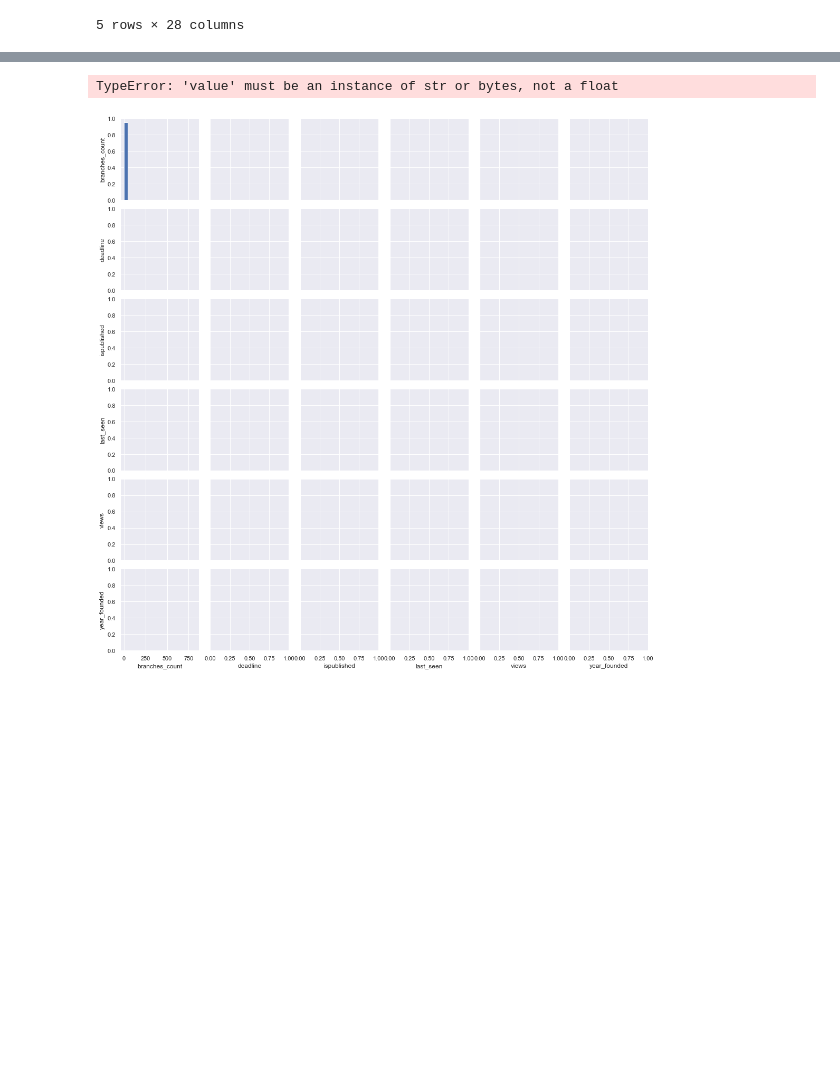
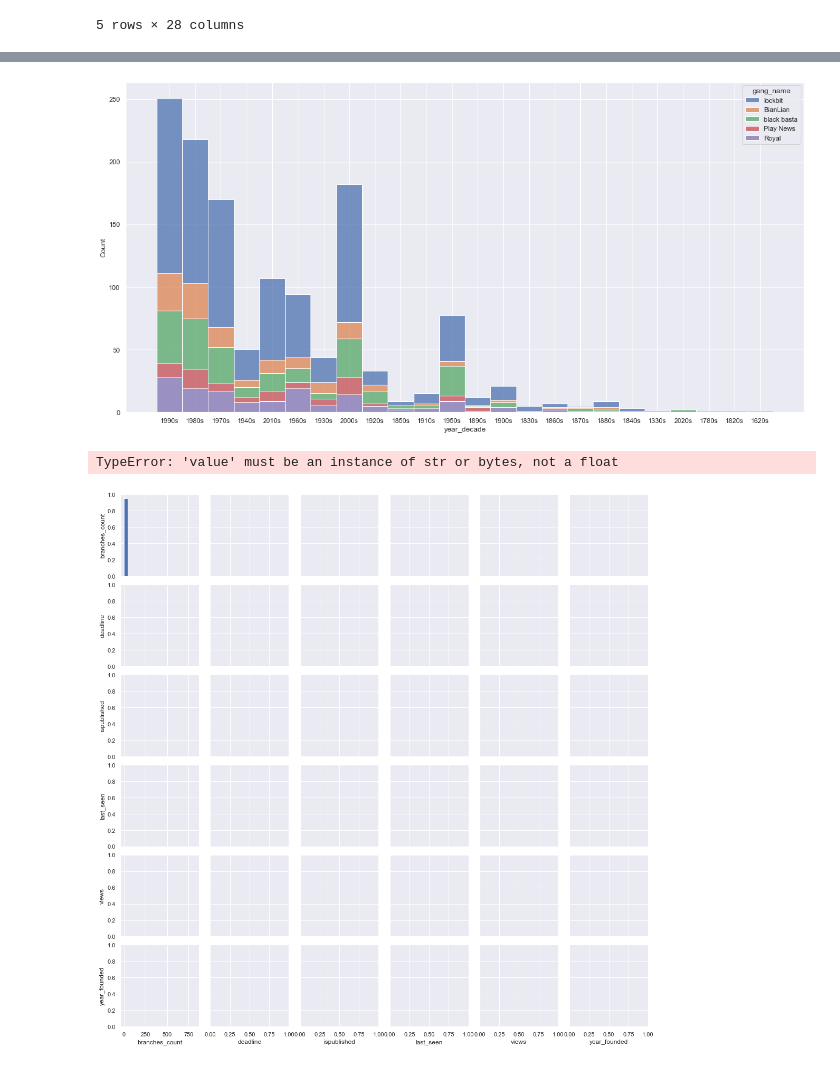
Before and after one commit to DoniaEsawi/Ransomware-Revealed, a Jupyter notebook: data_science.ipynb, the cells around one changed output, grey strips where cells are left out. Saved outputs shown, nothing was run; the diff lists cells and outputs as text; code cells hidden in the pictures; blank space fills up the shorter version.

```diff
--- a/data_science.ipynb
+++ b/data_science.ipynb
@@ -1146,0 +1203,3 @@ ValueError: Cannot pass values for both `x` and `y`
+# %%
+df_attacked_cleaned = pd.read_csv("cleaned_attacked_data.csv")
+df_attacked_cleaned.shape
@@ -1146,0 +1217,4 @@ ValueError: Cannot pass values for both `x` and `y`
+# %%
+# convert the year column to integer
+df_attacked_cleaned["year_founded"] = df_attacked_cleaned["year_founded"].astype(int)
+df_attacked_cleaned.head()
@@ -1146,0 +1228,3 @@ ValueError: Cannot pass values for both `x` and `y`
+# %%
+df_attacked_cleaned['year_decade'] = df_attacked_cleaned['year_founded'].apply(lambda x: str(x)[:-1] + '0s' if not pd.isnull(x) else x)
+df_attacked_cleaned.head()
@@ -1146,0 +1238,3 @@ ValueError: Cannot pass values for both `x` and `y`
+# %%
+df_attacked_cleaned["gang_name"] = df_attacked["source"]
+df_attacked_cleaned.head()
@@ -1146,0 +1248,11 @@ ValueError: Cannot pass values for both `x` and `y`
+# %%
+
+# plot a stacked bar plot for 'year_founded' column and source column
+plt.figure(figsize=(20, 10))
+# sns.barplot(x = "year_decade", y = "gang_name", data = df_attacked_cleaned, palette = sns.color_palette(palette = ["SteelBlue" , "Salmon"], n_colors = 4))
+
+sns.histplot(binwidth=0.5, x="year_decade", hue="gang_name", data=df_attacked_cleaned, stat="count", multiple="stack")
+
+plt.show()
+# %% [output]
+[figure, added]
```
Also changed, not shown: parts of 36 cells of this notebook, 7 other files.
